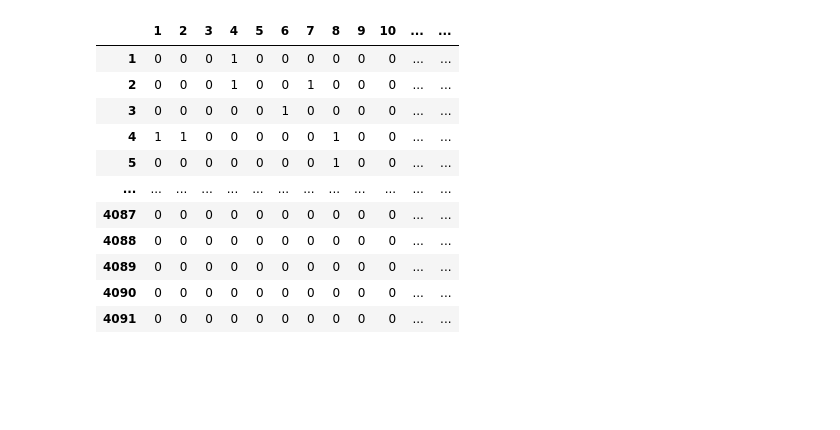
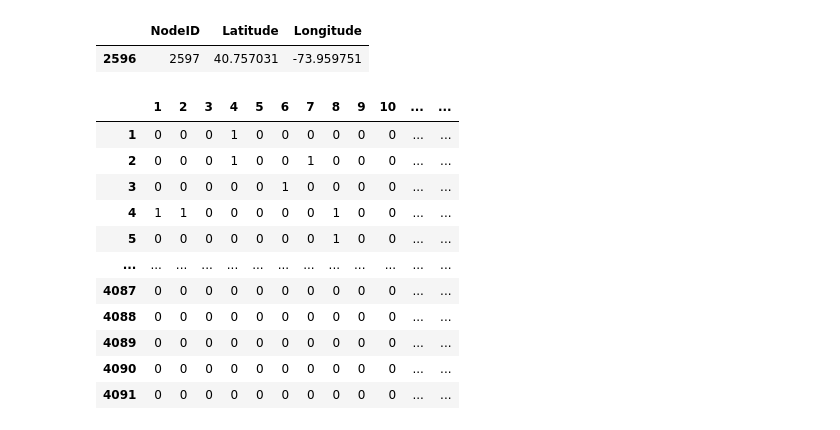
Before and after one commit to ricardo3709/RL_Simulator, a Jupyter notebook: NYC/data_preparation.ipynb, the cells around one changed output. Drawn from its saved outputs; the diff is of its cells as text; code cells hidden in the pictures; blank space fills up the shorter version.

```diff
--- a/NYC/data_preparation.ipynb
+++ b/NYC/data_preparation.ipynb
@@ -21,3 +21,11 @@ map_EdgeTimes = pd.DataFrame(map['EdgeTimes']) #ArcTime in seconds, position is
 map_Nodes = pd.DataFrame(map['Nodes']) # Node ID, latitude, longtitude
 map_dijkstra_A = pd.DataFrame(map['dijkstra_A']) #Unclear
 map_dijkstra_V = pd.DataFrame(map['dijkstra_V']).T #shortest time matrix, transpose it to align with others (Oid, Did)
+# %%
+map_Nodes[map_Nodes['NodeID'] == 2597]
+# for node_id in range(1,4092):
+#     if map_CityArcs[3019][node_id] == 1:
+#         print(node_id)
+# %% [output]
+|  | NodeID | Latitude | Longitude |
+| 2596 | 2597 | 40.757031 | -73.959751 |
```
Also changed, not shown: parts of 7 cells of this notebook, 2 other files.
